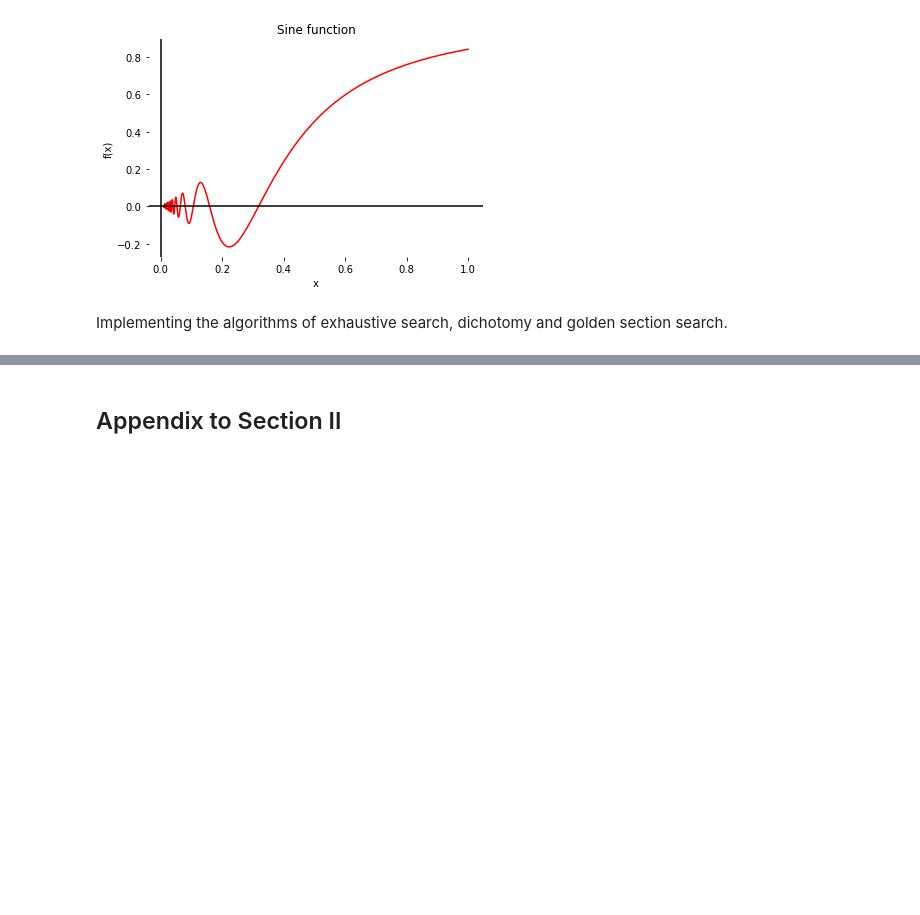
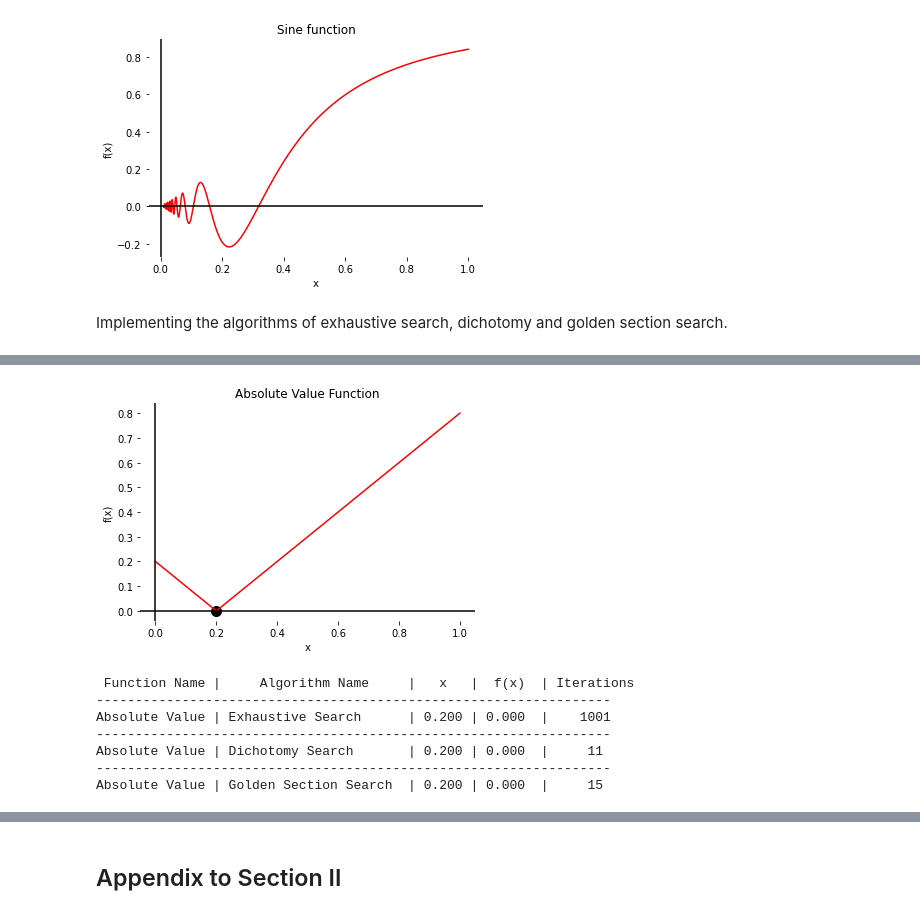
Before and after one commit to mdvdv/analysis-and-development-of-algorithms, a Jupyter notebook: TASK 2. ALGORITHMS FOR UNCONSTRAINED NONLINEAR OPTIMIZATION. DIRECT METHODS/main.ipynb, the cells around one changed output, grey strips where cells are left out. Saved outputs shown, nothing was run; the diff lists cells and outputs as text; code cells hidden in the pictures; blank space fills up the shorter version.

```diff
--- a/TASK 2. ALGORITHMS FOR UNCONSTRAINED NONLINEAR OPTIMIZATION. DIRECT METHODS/main.ipynb
+++ b/TASK 2. ALGORITHMS FOR UNCONSTRAINED NONLINEAR OPTIMIZATION. DIRECT METHODS/main.ipynb
@@ -71,0 +195,39 @@ Implementing the algorithms of exhaustive search, dichotomy and golden section s
+# %%
+x_min, function_min, iterations = exhaustive_search(absolute_function, (0, 1))
+plot(absolute_range, absolute_function(absolute_range), x_min, function_min, 'Absolute Value Function')
+
+print(' Function Name |     Algorithm Name     |   x   |  f(x)  | Iterations ')
+print('------------------------------------------------------------------')
+print('{: <13} | {: <22} | {: ^5.3f} | {: ^6.3f} | {: ^10}'.format(
+    'Absolute Value',
+    'Exhaustive Search',
+    x_min,
+    function_min,
+    iterations))
+
+x_min, function_min, iterations = dichotomy_search(absolute_function, (0, 1))
+print('------------------------------------------------------------------')
+print('{: <13} | {: <22} | {: ^5.3f} | {: ^6.3f} | {: ^10}'.format(
+    'Absolute Value',
+    'Dichotomy Search',
+    x_min,
+    function_min,
+    iterations))
+
+x_min, function_min, iterations = goldensection_search(absolute_function, (0, 1))
+print('------------------------------------------------------------------')
+print('{: <13} | {: <22} | {: ^5.3f} | {: ^6.3f} | {: ^10}'.format(
+    'Absolute Value',
+    'Golden Section Search',
+    x_min,
+    function_min,
+    iterations))
+# %% [output]
+[figure, added]
+ Function Name |     Algorithm Name     |   x   |  f(x)  | Iterations
+------------------------------------------------------------------
+Absolute Value | Exhaustive Search      | 0.200 | 0.000  |    1001
+------------------------------------------------------------------
+Absolute Value | Dichotomy Search       | 0.200 | 0.000  |     11
+------------------------------------------------------------------
+Absolute Value | Golden Section Search  | 0.200 | 0.000  |     15
```
Also changed, not shown: parts of 4 cells of this notebook.
